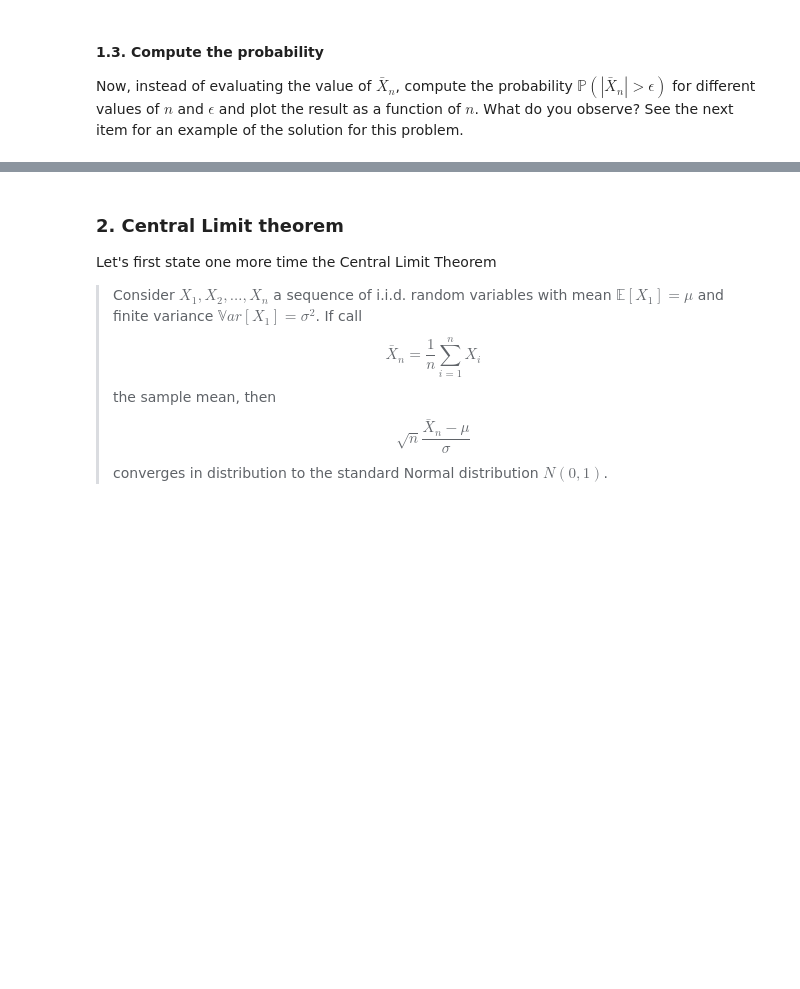
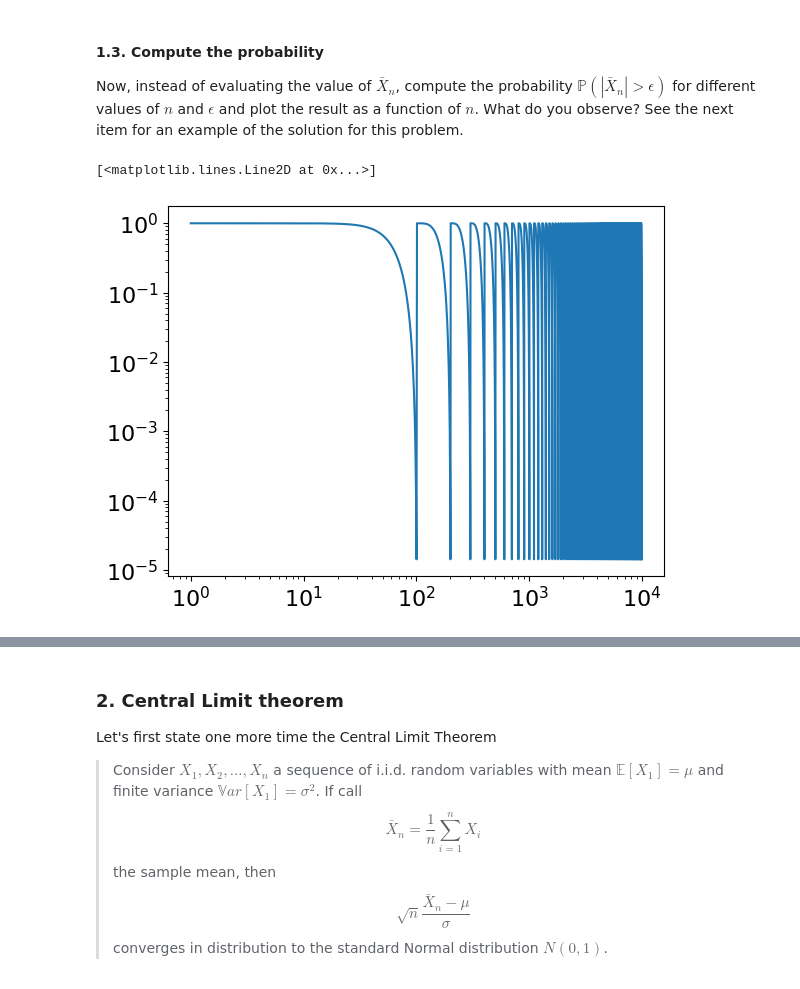
Before and after one commit to UCB-stat-201a-fall23/project02-alt2177, a Jupyter notebook: Project02-Concentration.ipynb, the cells around one changed output, grey strips where cells are left out. Saved outputs shown, nothing was run; the diff lists cells and outputs as text; code cells hidden in the pictures; blank space fills up the shorter version.

```diff
--- a/Project02-Concentration.ipynb
+++ b/Project02-Concentration.ipynb
@@ -93,6 +93,24 @@ plt.loglog(np.arange(10, 10000), x_bar_i)
 #### 1.3. Compute the probability
 
 Now, instead of evaluating the value of $\bar X_n$, compute the probability $\mathbb P \left( | \bar X_n | > \epsilon \right)$ for different values of $n$ and $\epsilon$ and plot the result as a function of $n$. What do you observe? See the next item for an example of the solution for this problem.
+# %%
+# n_vals = np.arange(1000, 100000, 1000)
+x_n = np.random.beta(a, b, 100)
+epsilon_vals = np.arange(0.001, 1, 0.01)
+x_bar_vals = []
+probs = []
+
+for n in range(1, x_n.shape[0]):
+    x_bar_vals.append(np.mean(x_n[:n]))
+
+for x_bar in x_bar_vals:
+    for epsilon in epsilon_vals:
+        probs.append(1 - stats.beta.cdf(epsilon, a, b))
+
+plt.loglog(np.arange(1, x_n.shape[0] * len(epsilon_vals) - 99), probs)
+# %% [output]
+[<matplotlib.lines.Line2D at 0x...>]
+[figure, added]
 # %% [markdown]
 #### 1.4. Concentration bounds
 
```
Also changed, not shown: parts of 2 cells of this notebook.
